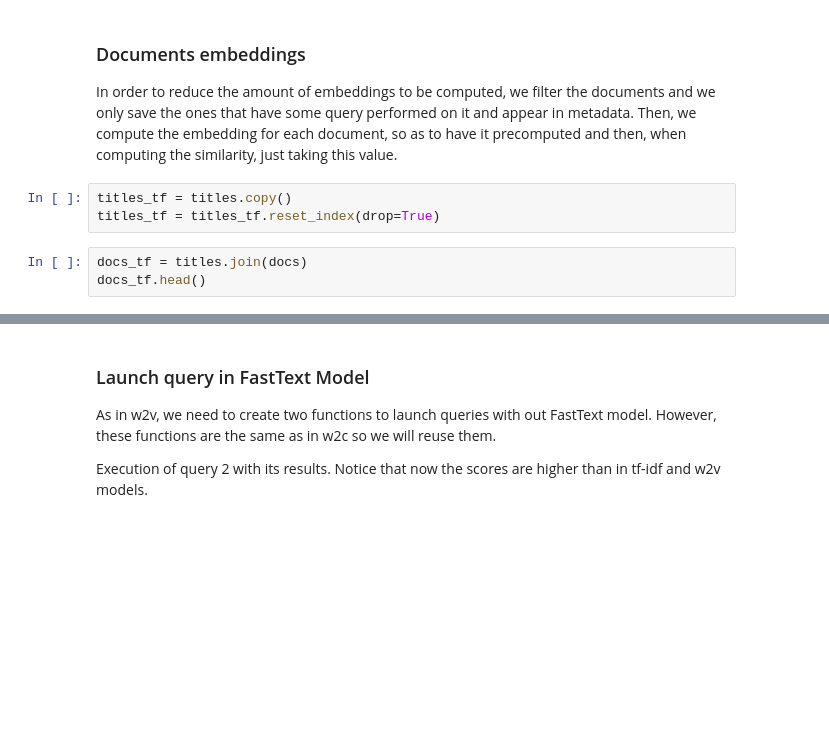
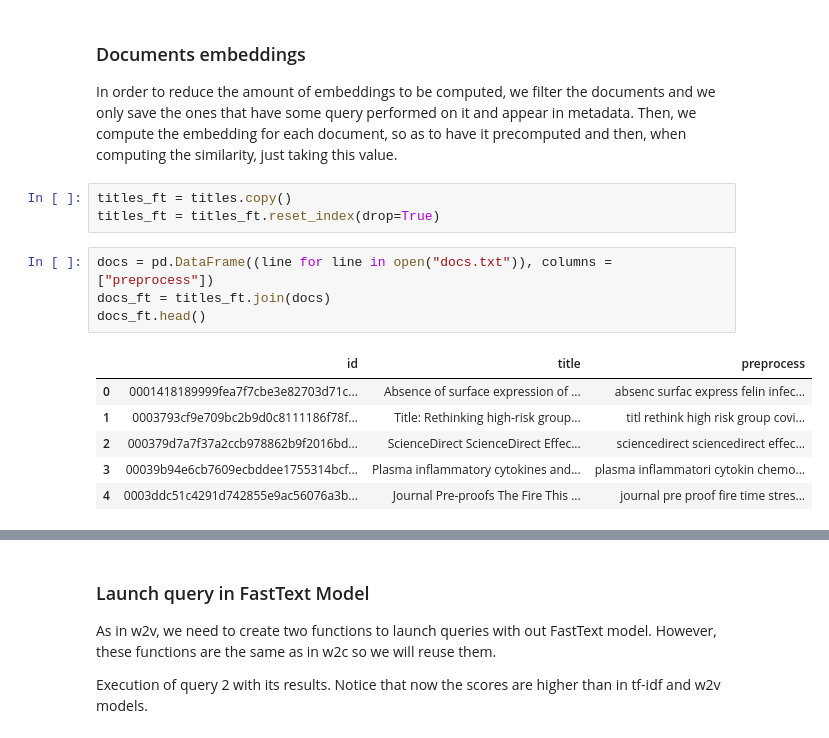
Before and after one commit to themrcesi/Biomedical-Informatics, a Jupyter notebook: Information Retrieval Engine/src/IRSystem.ipynb, the cells around one changed output, grey strips where cells are left out. Cells and saved outputs as stored; diff of their text form; blank space fills up the shorter version.

```diff
--- a/Information Retrieval Engine/src/IRSystem.ipynb
+++ b/Information Retrieval Engine/src/IRSystem.ipynb
@@ -764,10 +1030,18 @@ queries_tf.head()
 
 In order to reduce the amount of embeddings to be computed, we filter the documents and we only save the ones that have some query performed on it and appear in metadata. Then, we compute the embedding for each document, so as to have it precomputed and then, when computing the similarity, just taking this value.
 # %%
-titles_tf = titles.copy()
-titles_tf = titles_tf.reset_index(drop=True)
+titles_ft = titles.copy()
+titles_ft = titles_ft.reset_index(drop=True)
-# %%
-docs_tf = titles.join(docs)
-docs_tf.head()
+# %%
+docs = pd.DataFrame((line for line in open("docs.txt")), columns = ["preprocess"])
+docs_ft = titles_ft.join(docs)
+docs_ft.head()
+# %% [output]
+|  | id | title | preprocess |
+| 0 | 0001418189999fea7f7cbe3e82703d71c... | Absence of surface expression of ... | absenc surfac express felin infec... |
+| 1 | 0003793cf9e709bc2b9d0c8111186f78f... | Title: Rethinking high-risk group... | titl rethink high risk group covi... |
+| 2 | 000379d7a7f37a2ccb978862b9f2016bd... | ScienceDirect ScienceDirect Effec... | sciencedirect sciencedirect effec... |
+| 3 | 00039b94e6cb7609ecbddee1755314bcf... | Plasma inflammatory cytokines and... | plasma inflammatori cytokin chemo... |
+| 4 | 0003ddc51c4291d742855e9ac56076a3b... | Journal Pre-proofs The Fire This ... | journal pre proof fire time stres... |
 # %%
 # With this filter, we only use documents that appear in both judgements and metadata files, i.e, documents that have queries related.
```
Also changed, not shown: parts of 48 cells of this notebook.
